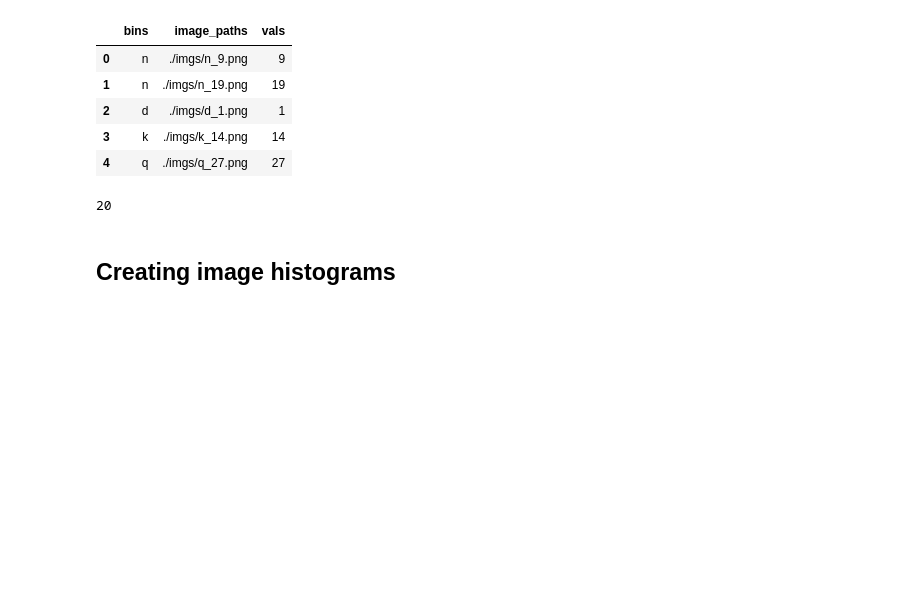
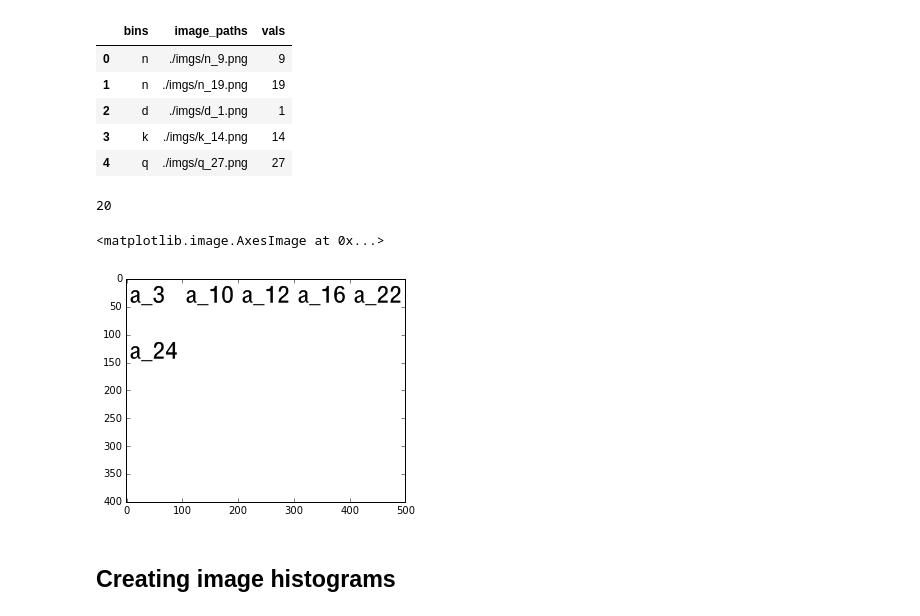
Before and after one commit to myazdani/pyImagePlot, a Jupyter notebook: montage/sample-workflow.ipynb, the cells around one changed output. Cells and saved outputs as stored; diff of their text form; code cells hidden in the pictures; blank space fills up the shorter version.

```diff
--- a/montage/sample-workflow.ipynb
+++ b/montage/sample-workflow.ipynb
@@ -34,4 +47,9 @@ len(img_hist)
 # %% [output]
 20
+# %%
+imshow(montages[0])
+# %% [output]
+<matplotlib.image.AxesImage at 0x...>
+[figure, added]
 # %% [markdown]
 ## Creating image histograms
```
Also changed, not shown: parts of 4 cells of this notebook.
